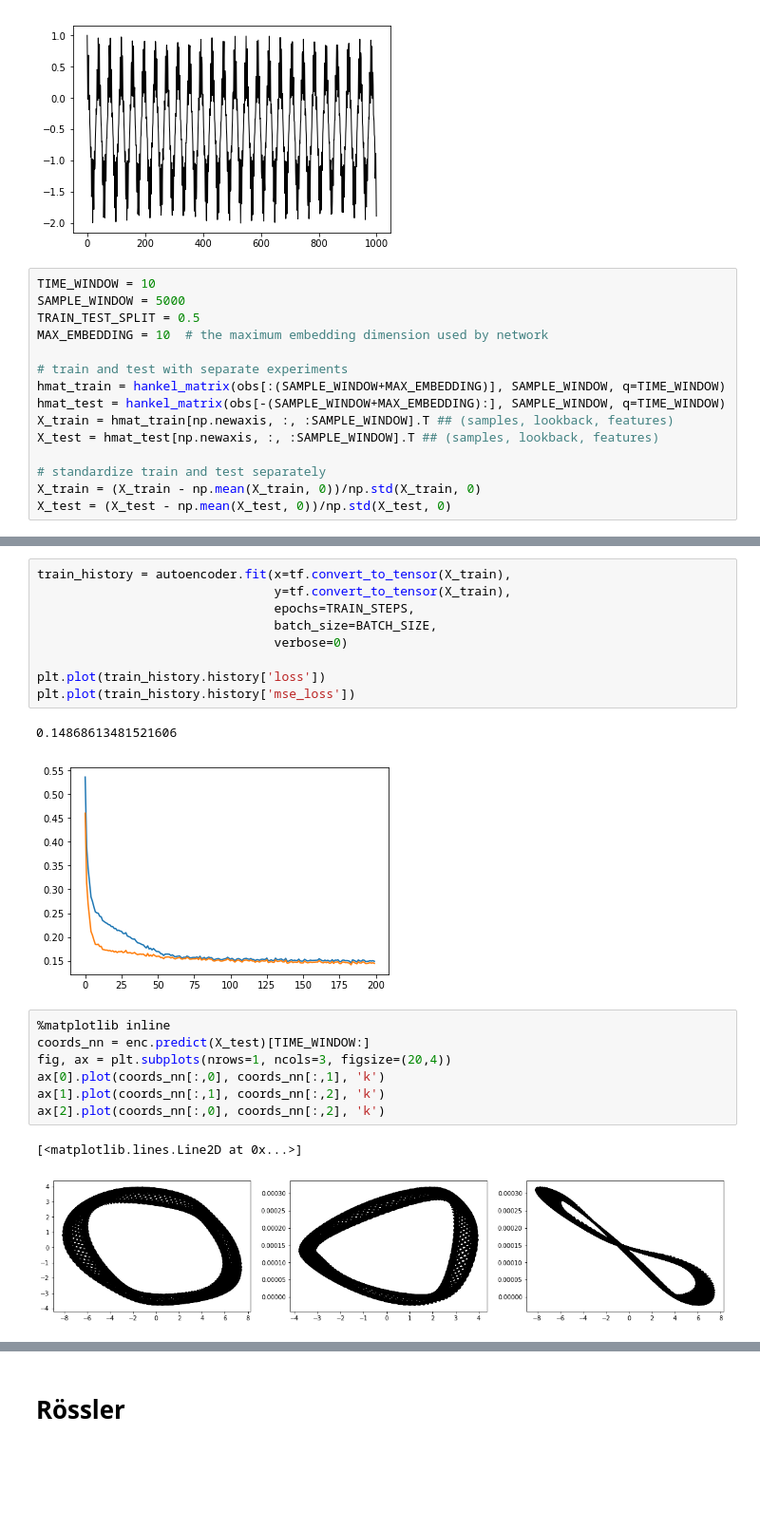
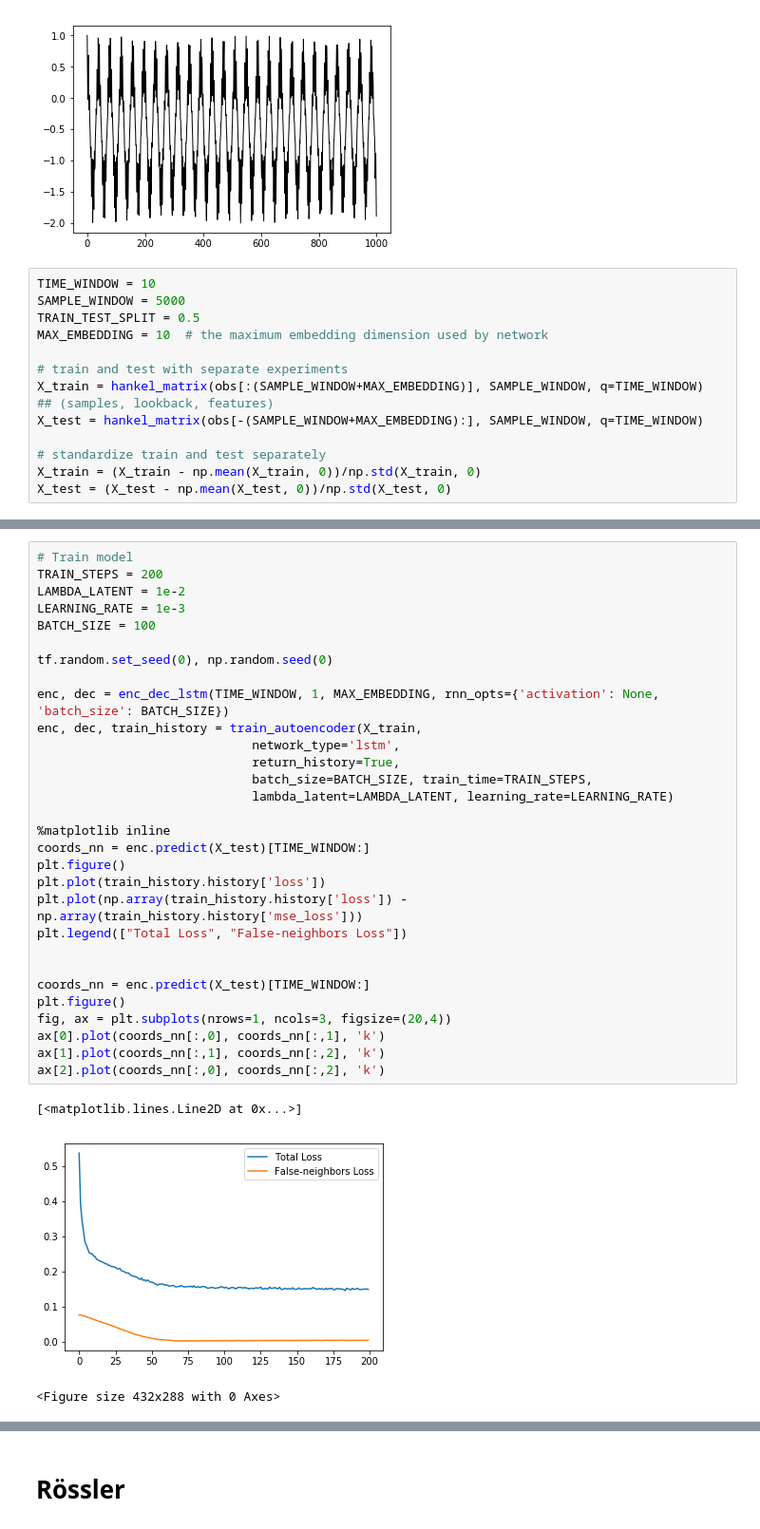
Before and after one commit to williamgilpin/fnn, a Jupyter notebook: demos.ipynb, the cells around one changed output, grey strips where cells are left out. Shown at 95% size. Saved outputs shown, nothing was run; the diff lists cells and outputs as text; blank space fills up the shorter version.

Commit message:
added support for multivariate ts, added unit tests

```diff
--- a/demos.ipynb
+++ b/demos.ipynb
@@ -292,10 +227,8 @@ TRAIN_TEST_SPLIT = 0.5
 MAX_EMBEDDING = 10  # the maximum embedding dimension used by network
 
 # train and test with separate experiments
-hmat_train = hankel_matrix(obs[:(SAMPLE_WINDOW+MAX_EMBEDDING)], SAMPLE_WINDOW, q=TIME_WINDOW)
-hmat_test = hankel_matrix(obs[-(SAMPLE_WINDOW+MAX_EMBEDDING):], SAMPLE_WINDOW, q=TIME_WINDOW)
-X_train = hmat_train[np.newaxis, :, :SAMPLE_WINDOW].T ## (samples, lookback, features)
-X_test = hmat_test[np.newaxis, :, :SAMPLE_WINDOW].T ## (samples, lookback, features)
+X_train = hankel_matrix(obs[:(SAMPLE_WINDOW+MAX_EMBEDDING)], SAMPLE_WINDOW, q=TIME_WINDOW)  ## (samples, lookback, features)
+X_test = hankel_matrix(obs[-(SAMPLE_WINDOW+MAX_EMBEDDING):], SAMPLE_WINDOW, q=TIME_WINDOW)
 
 # standardize train and test separately
 X_train = (X_train - np.mean(X_train, 0))/np.std(X_train, 0)
@@ -325,22 +236,34 @@ autoencoder.compile(optimizer=opt,
-# %%
-train_history = autoencoder.fit(x=tf.convert_to_tensor(X_train),
-                                y=tf.convert_to_tensor(X_train),
-                                epochs=TRAIN_STEPS,
-                                batch_size=BATCH_SIZE,
-                                verbose=0)
-
-plt.plot(train_history.history['loss'])
-plt.plot(train_history.history['mse_loss'])
-# %% [output]
-0.14868613481521606
-[figure, removed]
 # %%
+# Train model
+TRAIN_STEPS = 200
+LAMBDA_LATENT = 1e-2
+LEARNING_RATE = 1e-3
+BATCH_SIZE = 100
+
+tf.random.set_seed(0), np.random.seed(0)
+
+enc, dec = enc_dec_lstm(TIME_WINDOW, 1, MAX_EMBEDDING, rnn_opts={'activation': None, 'batch_size': BATCH_SIZE})
+enc, dec, train_history = train_autoencoder(X_train,
+                             network_type='lstm',
+                             return_history=True,
+                             batch_size=BATCH_SIZE, train_time=TRAIN_STEPS,
+                             lambda_latent=LAMBDA_LATENT, learning_rate=LEARNING_RATE)
+
 %matplotlib inline
 coords_nn = enc.predict(X_test)[TIME_WINDOW:]
+plt.figure()
+plt.plot(train_history.history['loss'])
+plt.plot(np.array(train_history.history['loss']) - np.array(train_history.history['mse_loss']))
+plt.legend(["Total Loss", "False-neighbors Loss"])
+
+
+coords_nn = enc.predict(X_test)[TIME_WINDOW:]
+plt.figure()
 fig, ax = plt.subplots(nrows=1, ncols=3, figsize=(20,4))
 ax[0].plot(coords_nn[:,0], coords_nn[:,1], 'k')
 ax[1].plot(coords_nn[:,1], coords_nn[:,2], 'k')
 ax[2].plot(coords_nn[:,0], coords_nn[:,2], 'k')
 # %% [output]
 [<matplotlib.lines.Line2D at 0x...>]
-[figure, old version]
+[figure, new version]
+<Figure size 432x288 with 0 Axes>
```
Also changed, not shown: parts of 27 cells of this notebook, 8 other files.
